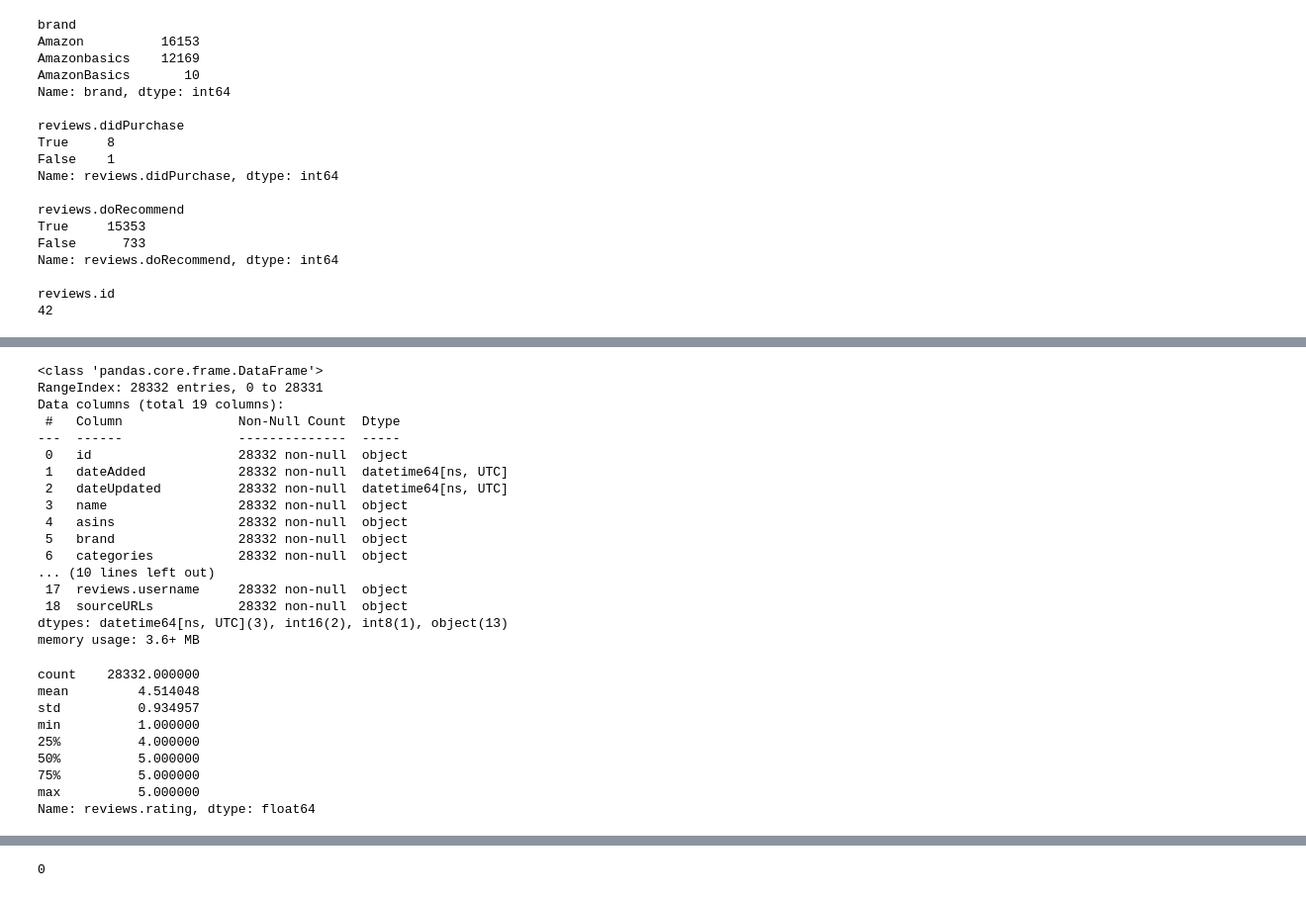
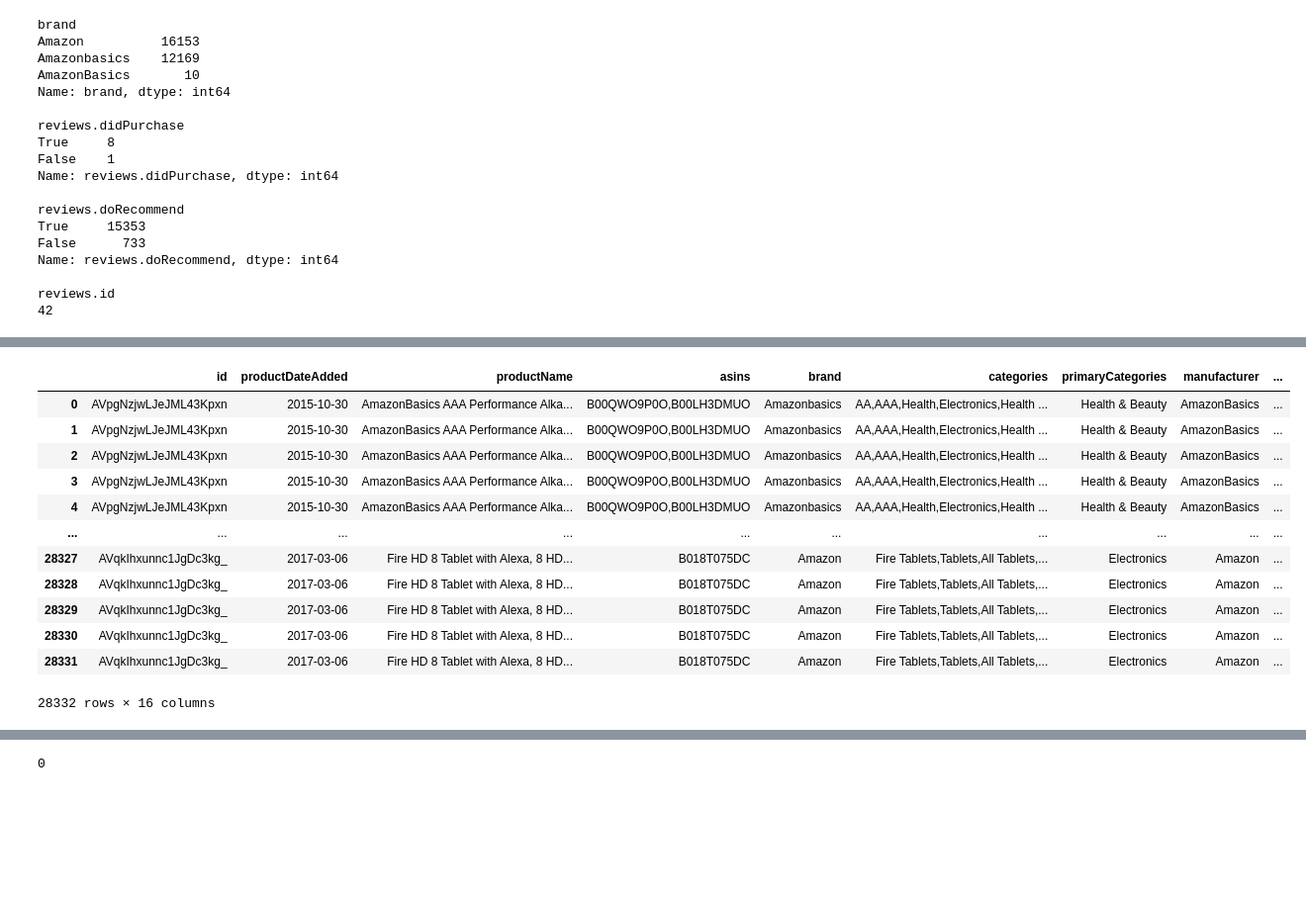
Before and after one commit to MoritzRenkin/tu-bi-DataAnalytics, a Jupyter notebook: lab.ipynb, the cells around one changed output, grey strips where cells are left out. Shown: that part at 99% size. Saved outputs shown, nothing was run; the diff lists cells and outputs as text; code cells hidden in the pictures; blank space fills up the shorter version.

```diff
--- a/lab.ipynb
+++ b/lab.ipynb
@@ -93,41 +109,24 @@ df
 # %%
+# Data Cleansing
 # set NaN values to 0
-df['reviews.numHelpful'] = df['reviews.numHelpful'].fillna(0).astype('int16')
-df['reviews.doRecommend'] = df['reviews.doRecommend'].fillna(0).astype('int16')
+df['reviewNumHelpful'] = df['reviewNumHelpful'].fillna(0).astype('int16')
+df['reviewDoRecommend'] = df['reviewDoRecommend'].fillna(0).astype('int16')
 # set data types
-df['reviews.rating'] = df['reviews.rating'].astype('int8')
-df['reviews.date'] = pd.to_datetime(df['reviews.date'])
-df['dateAdded'] = pd.to_datetime(df['dateAdded'])
-df['dateUpdated'] = pd.to_datetime(df['dateUpdated'])
+df['reviewRating'] = df['reviewRating'].astype('int8')
+df['reviewDate'] = pd.to_datetime(df['reviewDate']).dt.date
+df['productDateAdded'] = pd.to_datetime(df['productDateAdded']).dt.date
+df
+# %% [output]
+|  | id | productDateAdded | productName | asins | brand | categories | primaryCategories | manufacturer | ... |
+| 0 | AVpgNzjwLJeJML43Kpxn | 2015-10-30 | AmazonBasics AAA Performance Alka... | B00QWO9P0O,B00LH3DMUO | Amazonbasics | AA,AAA,Health,Electronics,Health ... | Health & Beauty | AmazonBasics | ... |
+| 1 | AVpgNzjwLJeJML43Kpxn | 2015-10-30 | AmazonBasics AAA Performance Alka... | B00QWO9P0O,B00LH3DMUO | Amazonbasics | AA,AAA,Health,Electronics,Health ... | Health & Beauty | AmazonBasics | ... |
+| 2 | AVpgNzjwLJeJML43Kpxn | 2015-10-30 | AmazonBasics AAA Performance Alka... | B00QWO9P0O,B00LH3DMUO | Amazonbasics | AA,AAA,Health,Electronics,Health ... | Health & Beauty | AmazonBasics | ... |
+| 3 | AVpgNzjwLJeJML43Kpxn | 2015-10-30 | AmazonBasics AAA Performance Alka... | B00QWO9P0O,B00LH3DMUO | Amazonbasics | AA,AAA,Health,Electronics,Health ... | Health & Beauty | AmazonBasics | ... |
+| 4 | AVpgNzjwLJeJML43Kpxn | 2015-10-30 | AmazonBasics AAA Performance Alka... | B00QWO9P0O,B00LH3DMUO | Amazonbasics | AA,AAA,Health,Electronics,Health ... | Health & Beauty | AmazonBasics | ... |
+| ... | ... | ... | ... | ... | ... | ... | ... | ... | ... |
+| 28327 | AVqkIhxunnc1JgDc3kg_ | 2017-03-06 | Fire HD 8 Tablet with Alexa, 8 HD... | B018T075DC | Amazon | Fire Tablets,Tablets,All Tablets,... | Electronics | Amazon | ... |
+| 28328 | AVqkIhxunnc1JgDc3kg_ | 2017-03-06 | Fire HD 8 Tablet with Alexa, 8 HD... | B018T075DC | Amazon | Fire Tablets,Tablets,All Tablets,... | Electronics | Amazon | ... |
+| 28329 | AVqkIhxunnc1JgDc3kg_ | 2017-03-06 | Fire HD 8 Tablet with Alexa, 8 HD... | B018T075DC | Amazon | Fire Tablets,Tablets,All Tablets,... | Electronics | Amazon | ... |
+| 28330 | AVqkIhxunnc1JgDc3kg_ | 2017-03-06 | Fire HD 8 Tablet with Alexa, 8 HD... | B018T075DC | Amazon | Fire Tablets,Tablets,All Tablets,... | Electronics | Amazon | ... |
+| 28331 | AVqkIhxunnc1JgDc3kg_ | 2017-03-06 | Fire HD 8 Tablet with Alexa, 8 HD... | B018T075DC | Amazon | Fire Tablets,Tablets,All Tablets,... | Electronics | Amazon | ... |
+28332 rows × 16 columns
-# %%
-df.info()
-# %% [output]
-<class 'pandas.core.frame.DataFrame'>
-RangeIndex: 28332 entries, 0 to 28331
-Data columns (total 19 columns):
- #   Column               Non-Null Count  Dtype
----  ------               --------------  -----
- 0   id                   28332 non-null  object
- 1   dateAdded            28332 non-null  datetime64[ns, UTC]
- 2   dateUpdated          28332 non-null  datetime64[ns, UTC]
- 3   name                 28332 non-null  object
- 4   asins                28332 non-null  object
- 5   brand                28332 non-null  object
- 6   categories           28332 non-null  object
-... (10 lines left out)
- 17  reviews.username     28332 non-null  object
- 18  sourceURLs           28332 non-null  object
-dtypes: datetime64[ns, UTC](3), int16(2), int8(1), object(13)
-memory usage: 3.6+ MB
-# %%
-df['reviews.rating'].describe()
-# %% [output]
-count    28332.000000
-mean         4.514048
-std          0.934957
-min          1.000000
-25%          4.000000
-50%          5.000000
-75%          5.000000
-max          5.000000
-Name: reviews.rating, dtype: float64
```
Also changed, not shown: parts of 17 cells of this notebook.
